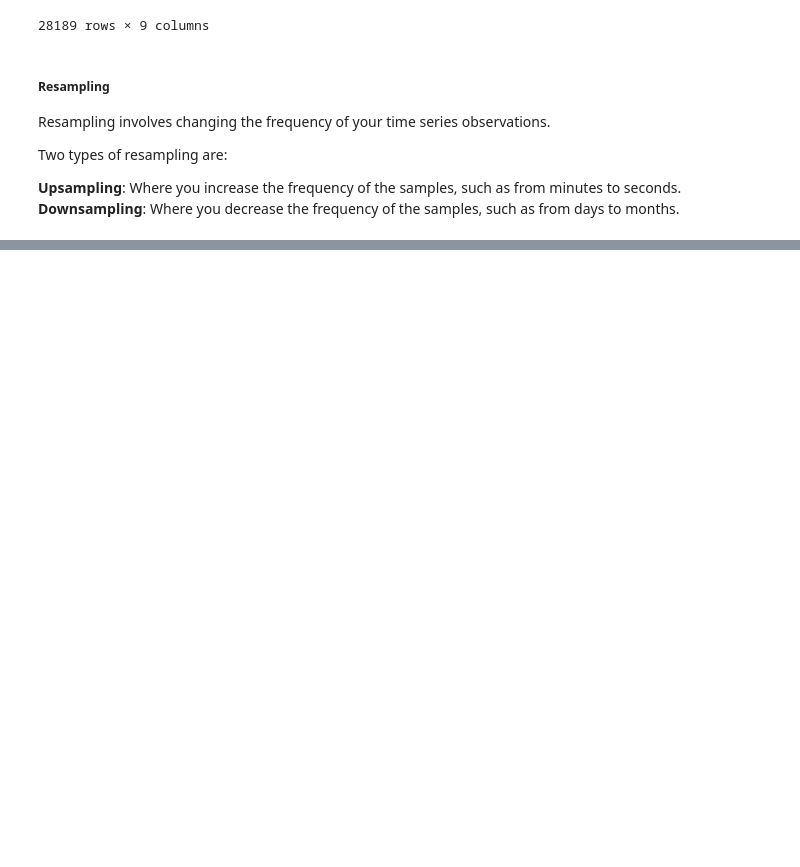
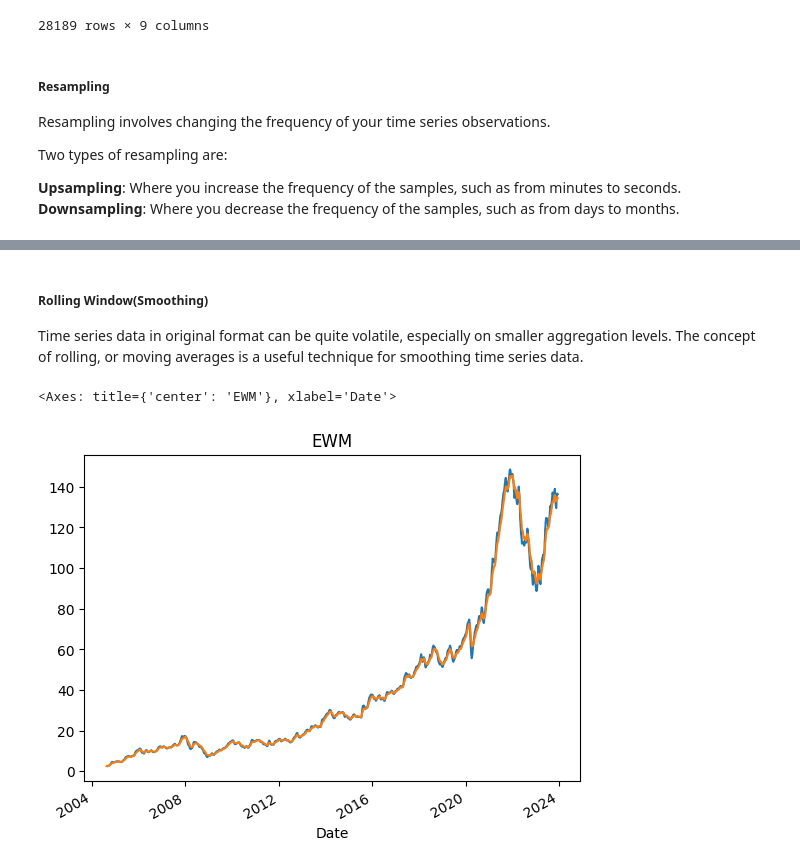
Before and after one commit to thekushak0003/My-DSMP-Journey, a Jupyter notebook: case studies/time_series_analysis.ipynb, the cells around one changed output, grey strips where cells are left out. Drawn from its saved outputs; the diff is of its cells as text; code cells hidden in the pictures; blank space fills up the shorter version.

Commit message:
Learned about Time series Analysis and its applications in various fields.

```diff
--- a/case studies/time_series_analysis.ipynb
+++ b/case studies/time_series_analysis.ipynb
@@ -374,0 +388,10 @@ Two types of resampling are:
+# %% [markdown]
+##### Rolling Window(Smoothing)
+Time series data in original format can be quite volatile, especially on smaller aggregation levels. The concept of rolling, or moving averages is a useful technique for smoothing time series data.
+# %%
+# Rolling window
+df['Close'].rolling(15).mean().plot(title='Rolling')
+df['Close'].ewm(20).mean().plot(title='EWM')
+# %% [output]
+<Axes: title={'center': 'EWM'}, xlabel='Date'>
+[figure, added]
```
Also changed, not shown: parts of 8 cells of this notebook.
